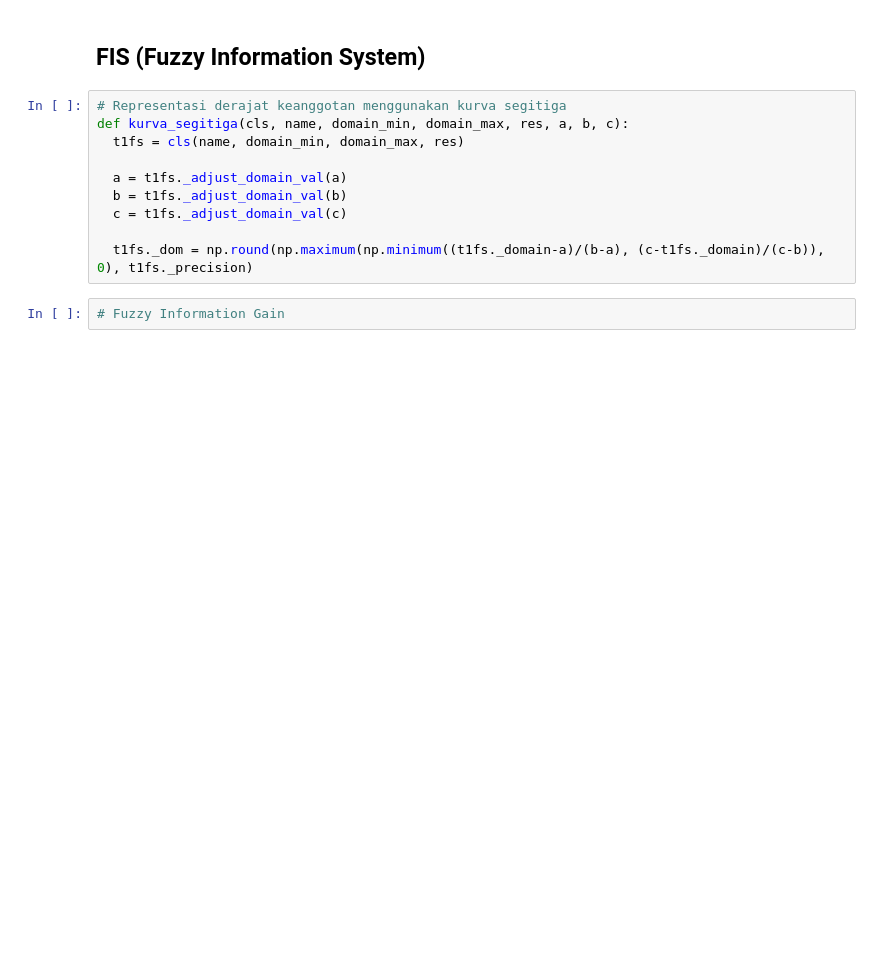
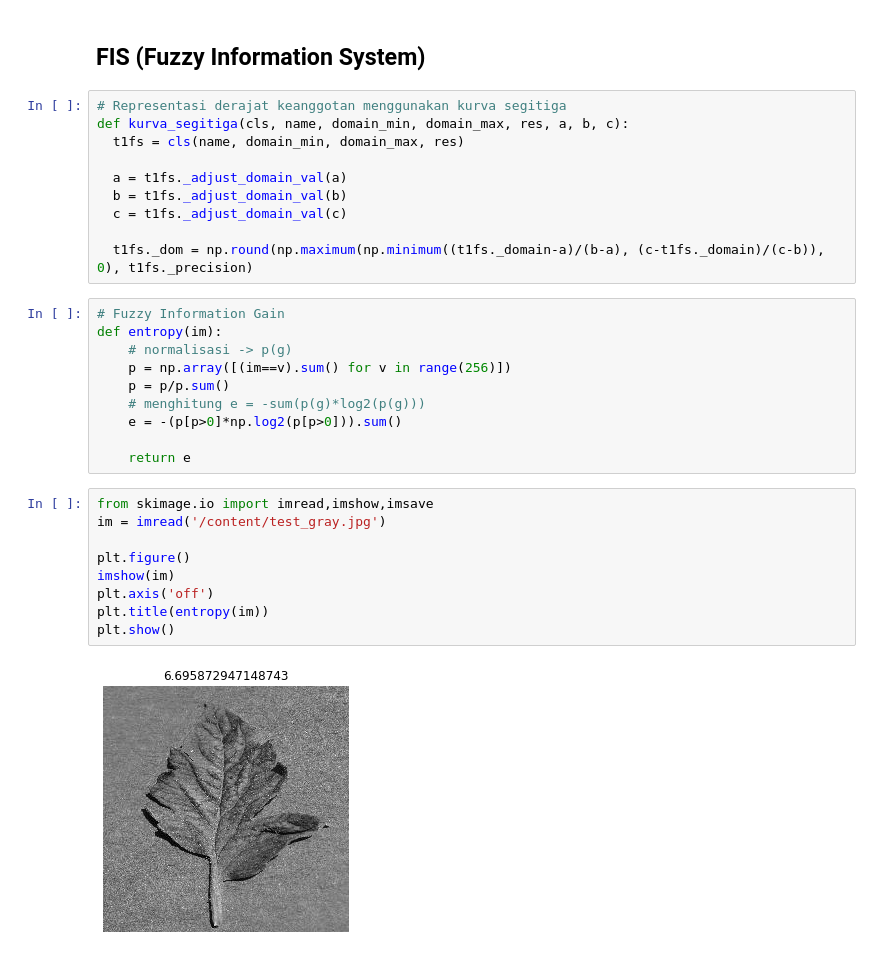
Before and after one commit to trifarameliniaa/SKRIPSI, a Jupyter notebook: Skripsi_Citra.ipynb, the cells around one changed output. Cells and saved outputs as stored; diff of their text form; blank space fills up the shorter version.

```diff
--- a/Skripsi_Citra.ipynb
+++ b/Skripsi_Citra.ipynb
@@ -67,5 +67,24 @@ def kurva_segitiga(cls, name, domain_min, domain_max, res, a, b, c):
   c = t1fs._adjust_domain_val(c)
 
   t1fs._dom = np.round(np.maximum(np.minimum((t1fs._domain-a)/(b-a), (c-t1fs._domain)/(c-b)), 0), t1fs._precision)
-# %%
-# Fuzzy Information Gain
+# %%
+# Fuzzy Information Gain
+def entropy(im):
+    # normalisasi -> p(g)
+    p = np.array([(im==v).sum() for v in range(256)])
+    p = p/p.sum()
+    # menghitung e = -sum(p(g)*log2(p(g)))
+    e = -(p[p>0]*np.log2(p[p>0])).sum()
+
+    return e
+# %%
+from skimage.io import imread,imshow,imsave
+im = imread('/content/test_gray.jpg')
+
+plt.figure()
+imshow(im)
+plt.axis('off')
+plt.title(entropy(im))
+plt.show()
+# %% [output]
+[figure, added]
```
Also changed, not shown: parts of 10 cells of this notebook.
